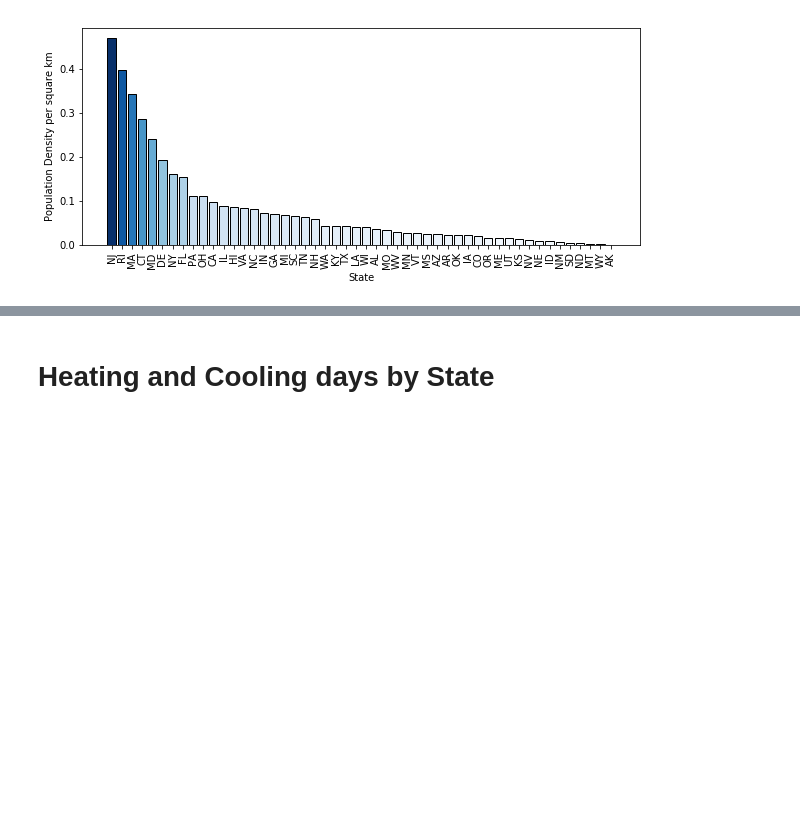
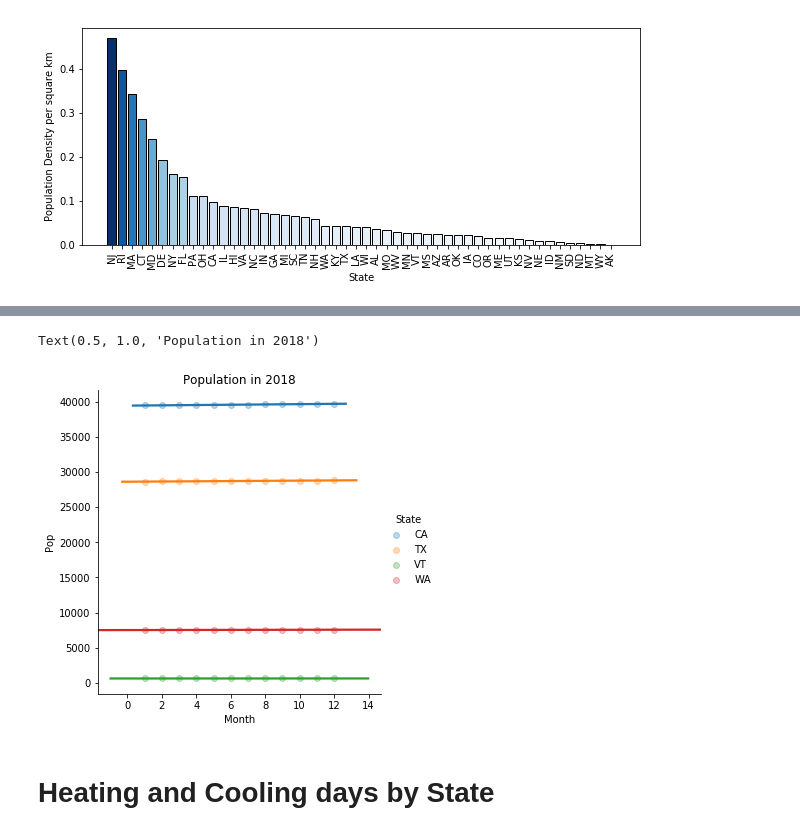
Before and after one commit to worasom/energy_sale_rev, a Jupyter notebook: EPA_energy_data.ipynb, the cells around one changed output, grey strips where cells are left out. Saved outputs shown, nothing was run; the diff lists cells and outputs as text; code cells hidden in the pictures; blank space fills up the shorter version.

```diff
--- a/EPA_energy_data.ipynb
+++ b/EPA_energy_data.ipynb
@@ -454,3 +501,14 @@ Text(0.5, 0, 'State')
+# %%
+states = ['CA','TX','VT','WA']
+year ='2018'
+data = combine[combine['State'].isin(states)]
+data = data.loc[year]
+
+sns.lmplot(data=data,x='Month',y='Pop',hue='State', scatter_kws={'alpha':0.3})
+plt.title('Population in ' + year)
+# %% [output]
+Text(0.5, 1.0, 'Population in 2018')
+[figure, added]
 # %% [markdown]
 # Heating and Cooling days by State<a id='heatcool'></a>
 # %%
```
Also changed, not shown: parts of 10 cells of this notebook, 37 other files.
